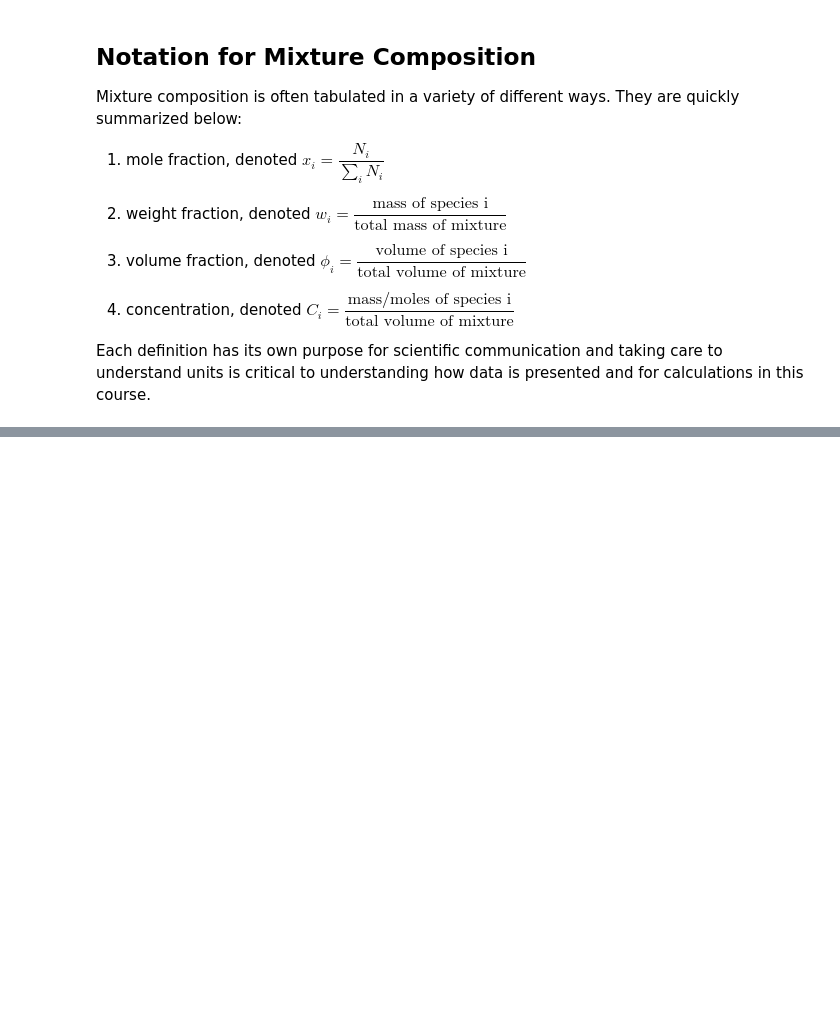
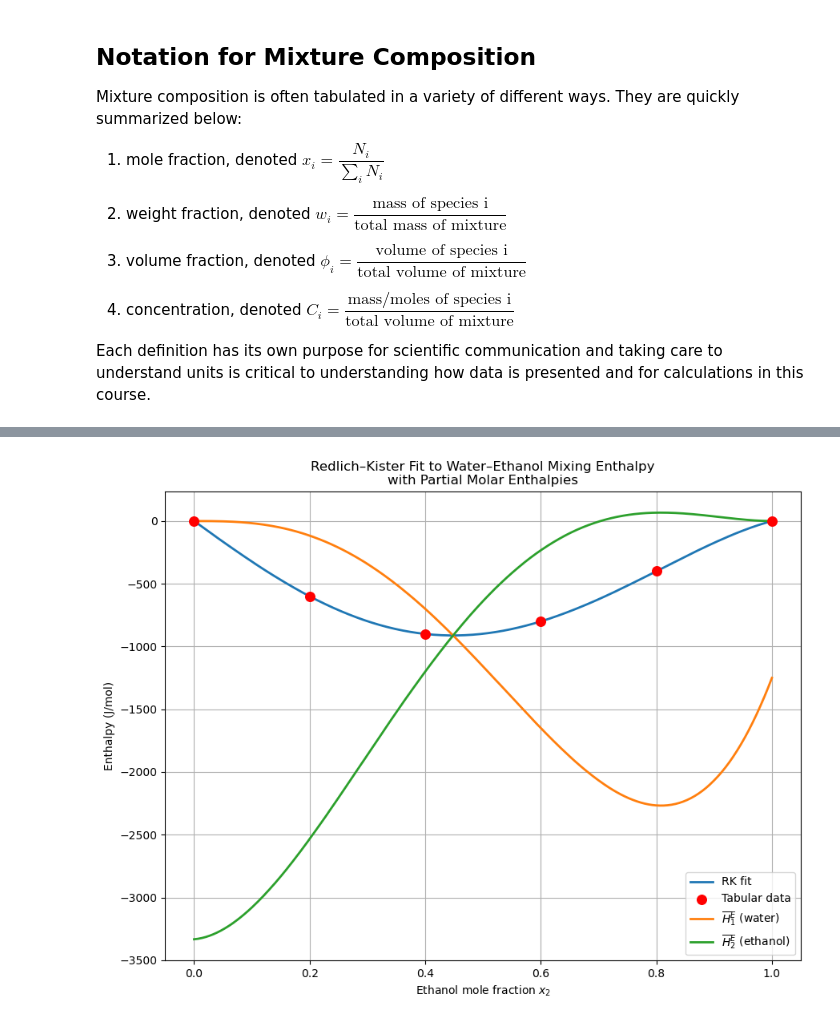
Before and after one commit to richardslaboratory/ChBE211_OER, a Jupyter notebook: _sources/Ch5/1.Introduction-to-Mixtures.ipynb, the cells around one changed output, grey strips where cells are left out. Drawn from its saved outputs; the diff is of its cells as text; code cells hidden in the pictures; blank space fills up the shorter version.

```diff
--- a/_sources/Ch5/1.Introduction-to-Mixtures.ipynb
+++ b/_sources/Ch5/1.Introduction-to-Mixtures.ipynb
@@ -200,0 +525,89 @@ $\quad \bar{U}_2(T,P,x_2)-\underline{U}_2(T,P)=a_0x_1^2$
+# %%
+import numpy as np
+import matplotlib.pyplot as plt
+
+# ------------------------------------------------------------
+# 1. Tabular data (water–ethanol mixing enthalpy)
+# ------------------------------------------------------------
+x2_data = np.array([0.0, 0.2, 0.4, 0.6, 0.8, 1.0])
+Hmix_data = np.array([0, -600, -900, -800, -400, 0])  # J/mol
+
+# ------------------------------------------------------------
+# 2. Build the regression matrix for RK fit
+# ------------------------------------------------------------
+def rk_basis(x2):
+    x1 = 1 - x2
+    return np.column_stack([
+        x1 * x2,
+        x1 * x2 * (x1 - x2),
+        x1 * x2 * (x1 - x2)**2
+    ])
+
+X = rk_basis(x2_data)
+
+# Solve least squares: minimize ||X A - Hmix||
+A_fit, *_ = np.linalg.lstsq(X, Hmix_data, rcond=None)
+
+print("Fitted RK coefficients (A0, A1, A2):")
+print(A_fit)
+
+# ------------------------------------------------------------
+# 3. RK model and derivative
+# ------------------------------------------------------------
+def H_excess(x2):
+    x1 = 1 - x2
+    A0, A1, A2 = A_fit
+    return (A0 * x1 * x2 +
+            A1 * x1 * x2 * (x1 - x2) +
+            A2 * x1 * x2 * (x1 - x2)**2)
+
+def dHdx(x2):
+    x1 = 1 - x2
+    A0, A1, A2 = A_fit
+
+    # derivative of x1*x2 = (1-x2)*x2
+    d_pref = (1 - 2*x2)
+
+    # polynomial and its derivative
+    poly = A0 + A1*(x1 - x2) + A2*(x1 - x2)**2
+    d_poly = A1*(-2) + A2*2*(x1 - x2)*(-2)
+
+    return d_pref * poly + x1 * x2 * d_poly
+
+# ------------------------------------------------------------
+# 4. Partial molar enthalpies
+# ------------------------------------------------------------
+def partial_molar_enthalpies(x2):
+    x1 = 1 - x2
+    Hm = H_excess(x2)
+    dH = dHdx(x2)
+    Hbar1 = Hm - x2 * dH
+    Hbar2 = Hm + x1 * dH
+    return Hbar1, Hbar2
+
+# ------------------------------------------------------------
+# 5. Sweep compositions and compute curves
+# ------------------------------------------------------------
+x2_grid = np.linspace(0, 1, 300)
+H_grid = np.array([H_excess(x) for x in x2_grid])
+Hbar1_grid = np.array([partial_molar_enthalpies(x)[0] for x in x2_grid])
+Hbar2_grid = np.array([partial_molar_enthalpies(x)[1] for x in x2_grid])
+
+# ------------------------------------------------------------
+# 6. Plot: RK fit + tabular data + partial molars
+# ------------------------------------------------------------
+plt.figure(figsize=(9,7))
+
+plt.plot(x2_grid, H_grid, label="RK fit", linewidth=2)
+plt.scatter(x2_data, Hmix_data, color="red", s=70, zorder=5, label="Tabular data")
+plt.plot(x2_grid, Hbar1_grid, label=r"$\overline{H}_1^E$ (water)", linewidth=2)
+plt.plot(x2_grid, Hbar2_grid, label=r"$\overline{H}_2^E$ (ethanol)", linewidth=2)
+
+plt.xlabel("Ethanol mole fraction $x_2$")
+plt.ylabel("Enthalpy (J/mol)")
+plt.title("Redlich–Kister Fit to Water–Ethanol Mixing Enthalpy\nwith Partial Molar Enthalpies")
+plt.grid(True)
+plt.legend()
+plt.tight_layout()
+plt.show()
+# %% [output]
@@ -200,0 +616 @@ $\quad \bar{U}_2(T,P,x_2)-\underline{U}_2(T,P)=a_0x_1^2$
+[figure, added]
```
Also changed, not shown: parts of 6 cells of this notebook, 39 other files.
